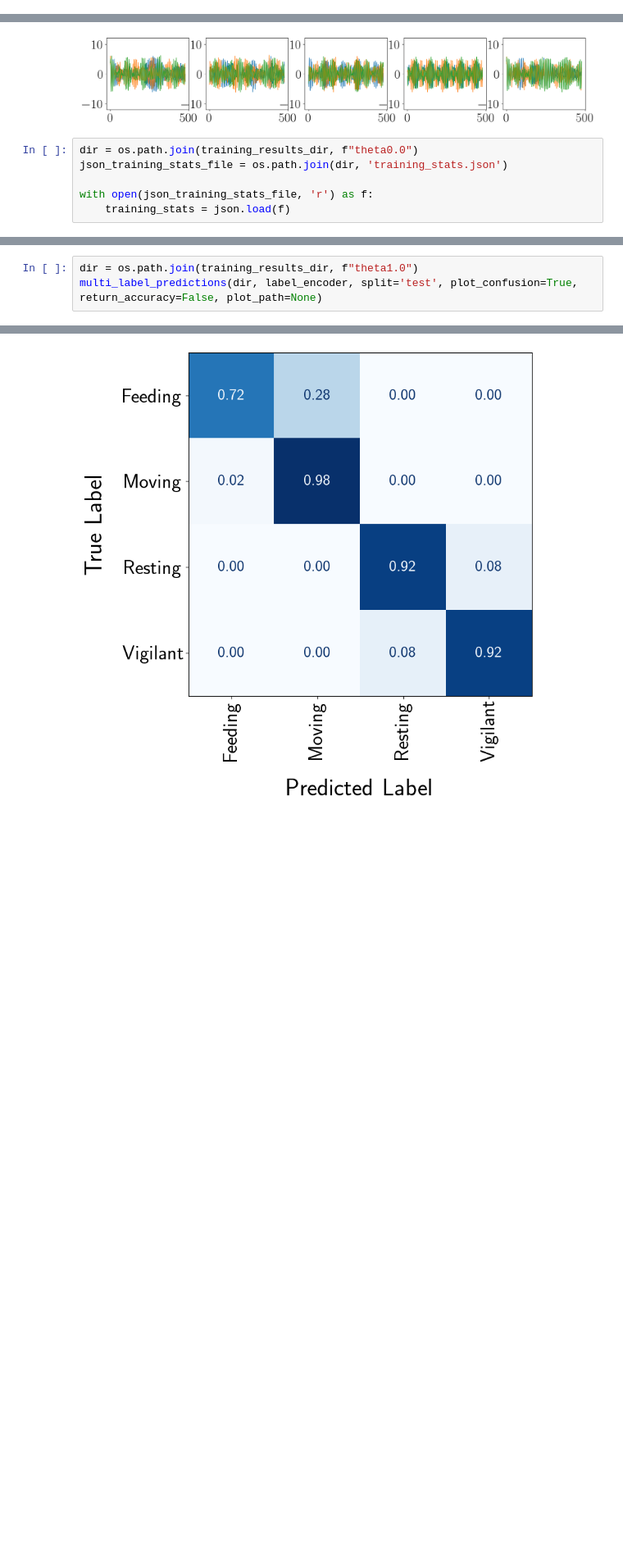
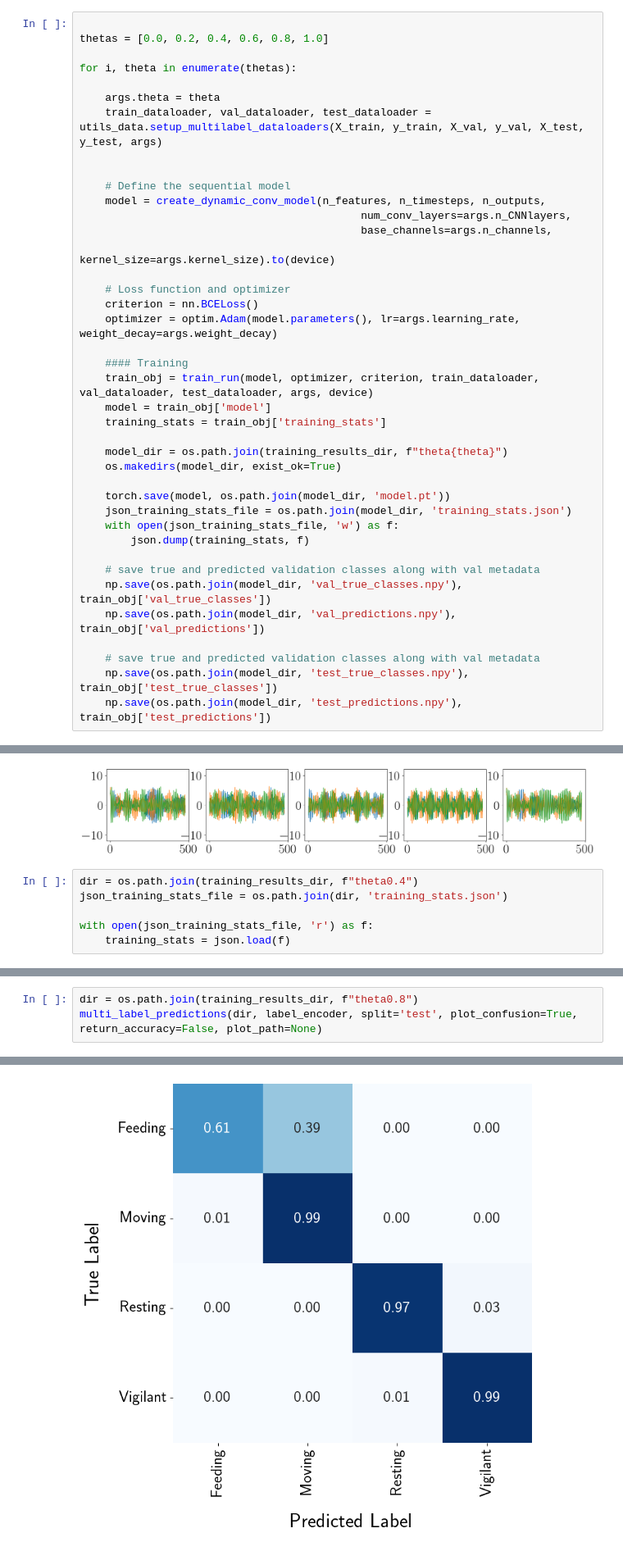
Before and after one commit to medhaaga/AWD-Biologging, a Jupyter notebook: notebooks/results.ipynb, the cells around one changed output, grey strips where cells are left out. Shown at 82% size. Saved outputs shown, nothing was run; the diff lists cells and outputs as text; blank space fills up the shorter version.

```diff
--- a/notebooks/results.ipynb
+++ b/notebooks/results.ipynb
@@ -163,0 +271,40 @@ plt.show()
+# %%
+
+thetas = [0.0, 0.2, 0.4, 0.6, 0.8, 1.0]
+
+for i, theta in enumerate(thetas):
+
+    args.theta = theta
+    train_dataloader, val_dataloader, test_dataloader = utils_data.setup_multilabel_dataloaders(X_train, y_train, X_val, y_val, X_test, y_test, args)
+
+
+    # Define the sequential model
+    model = create_dynamic_conv_model(n_features, n_timesteps, n_outputs,
+                                            num_conv_layers=args.n_CNNlayers,
+                                            base_channels=args.n_channels,
+                                            kernel_size=args.kernel_size).to(device)
+
+    # Loss function and optimizer
+    criterion = nn.BCELoss()
+    optimizer = optim.Adam(model.parameters(), lr=args.learning_rate, weight_decay=args.weight_decay)
+
+    #### Training
+    train_obj = train_run(model, optimizer, criterion, train_dataloader, val_dataloader, test_dataloader, args, device)
+    model = train_obj['model']
+    training_stats = train_obj['training_stats']
+
+    model_dir = os.path.join(training_results_dir, f"theta{theta}")
+    os.makedirs(model_dir, exist_ok=True)
+
+    torch.save(model, os.path.join(model_dir, 'model.pt'))
+    json_training_stats_file = os.path.join(model_dir, 'training_stats.json')
+    with open(json_training_stats_file, 'w') as f:
+        json.dump(training_stats, f)
+
+    # save true and predicted validation classes along with val metadata
+    np.save(os.path.join(model_dir, 'val_true_classes.npy'),  train_obj['val_true_classes'])
+    np.save(os.path.join(model_dir, 'val_predictions.npy'),  train_obj['val_predictions'])
+
+    # save true and predicted validation classes along with val metadata
+    np.save(os.path.join(model_dir, 'test_true_classes.npy'),  train_obj['test_true_classes'])
+    np.save(os.path.join(model_dir, 'test_predictions.npy'),  train_obj['test_predictions'])
@@ -325,7 +441,7 @@ plt.show()
 # %% [output]
 [figure]
 # %%
-dir = os.path.join(training_results_dir, f"theta0.0")
+dir = os.path.join(training_results_dir, f"theta0.4")
 json_training_stats_file = os.path.join(dir, 'training_stats.json')
 
 with open(json_training_stats_file, 'r') as f:
@@ -392,4 +509,4 @@ multi_label_predictions(dir, label_encoder, split='test', plot_confusion=True, r
 # %%
-dir = os.path.join(training_results_dir, f"theta1.0")
+dir = os.path.join(training_results_dir, f"theta0.8")
 multi_label_predictions(dir, label_encoder, split='test', plot_confusion=True, return_accuracy=False, plot_path=None)
 # %% [output]
@@ -396,4 +514,4 @@ multi_label_predictions(dir, label_encoder, split='test', plot_confusion=True, r
-[figure, old version]
+[figure, new version]
 # %% [markdown]
 ## Result 1: Uncertainty Quantification
 
```
Also changed, not shown: parts of 50 cells of this notebook, 5 other files.
